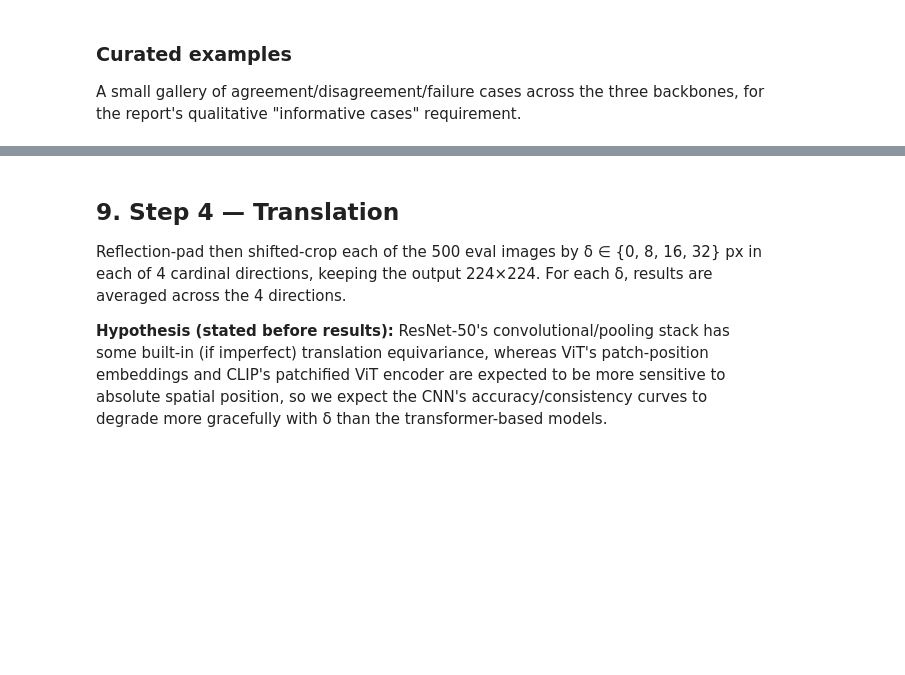
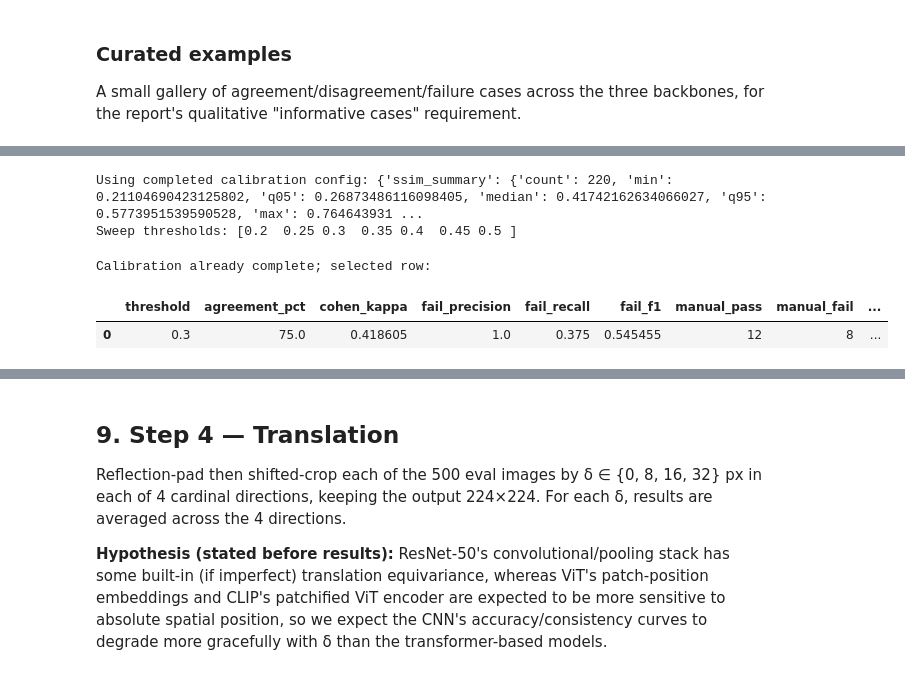
Before and after one commit to ayaanzia/atml-assignment-1, a Jupyter notebook: task1/task1.ipynb, the cells around one changed output, grey strips where cells are left out. Cells and saved outputs as stored; diff of their text form; code cells hidden in the pictures; blank space fills up the shorter version.

```diff
--- a/task1/task1.ipynb
+++ b/task1/task1.ipynb
@@ -583,0 +605,70 @@ show_cue_conflict_gallery(accepted_records, cue_results_by_model)
+# %%
+calibration_config_path = RESULTS_DIR / "cue_conflict_calibration_config.json"
+completed_sweep_path = RESULTS_DIR / "cue_conflict_threshold_sweep.csv"
+if completed_sweep_path.exists() and calibration_config_path.exists():
+    # Preserve the original 220-image calibration cohort after the final
+    # generation buffer is raised to 30 candidates per bucket.
+    calibration_config = load_json(calibration_config_path)
+    ssim_summary = calibration_config["ssim_summary"]
+    SWEEP_MIN = calibration_config["sweep_min"]
+    SWEEP_MAX = calibration_config["sweep_max"]
+    SWEEP_STEP = calibration_config["sweep_step"]
+    SWEEP_THRESHOLDS = np.asarray(calibration_config["thresholds"], dtype=float)
+    print("Using completed calibration config:", calibration_config)
+else:
+    ssim_summary = cuecal.plot_ssim_distribution(candidate_records)
+    print("SSIM distribution summary:", ssim_summary)
+    # Inspect the histogram before review. These explicit values are saved
+    # before rating so threshold selection cannot move after seeing labels.
+    SWEEP_MIN = 0.20
+    SWEEP_MAX = 0.50
+    SWEEP_STEP = 0.05
+    SWEEP_THRESHOLDS = np.round(
+        np.arange(SWEEP_MIN, SWEEP_MAX + SWEEP_STEP / 2, SWEEP_STEP), 10
+    )
+    save_json(
+        {
+            "ssim_summary": ssim_summary,
+            "sweep_min": SWEEP_MIN,
+            "sweep_max": SWEEP_MAX,
+            "sweep_step": SWEEP_STEP,
+            "thresholds": SWEEP_THRESHOLDS.tolist(),
+            "range_decision": "Retained the preregistered 0.20--0.50 range: the distribution spans this interval and its lower tail is decision-relevant.",
+            "tie_break": "kappa ties within 1e-9 select the stricter (higher) threshold",
+            "positive_class": "fail",
+        },
+        calibration_config_path,
+    )
+print("Sweep thresholds:", SWEEP_THRESHOLDS)
+# %% [output]
+Using completed calibration config: {'ssim_summary': {'count': 220, 'min': 0.21104690423125802, 'q05': 0.26873486116098405, 'median': 0.41742162634066027, 'q95': 0.5773951539590528, 'max': 0.764643931 ...
+Sweep thresholds: [0.2  0.25 0.3  0.35 0.4  0.45 0.5 ]
+# %%
+sweep_path = RESULTS_DIR / "cue_conflict_threshold_sweep.csv"
+if sweep_path.exists():
+    # A completed calibration must not be resampled after the Phase 3
+    # candidate buffer changes from 22 to 30 images per bucket.
+    completed_sweep = pd.read_csv(sweep_path)
+    selected = completed_sweep.loc[completed_sweep["selected"].astype(str).str.lower() == "true"]
+    print("Calibration already complete; selected row:")
+    display(selected)
+else:
+    calibration_sample = cuecal.sample_for_review(
+        candidate_records,
+        sample_frac=0.10,
+        seed_name="cue_conflict_threshold_audit",
+    )
+    print(
+        f"Manual review sample: {len(calibration_sample)} unique images across "
+        f"{len({record['bucket_key'] for record in calibration_sample})} buckets"
+    )
+    review_session = cuecal.ReviewSession(
+        calibration_sample,
+        thresholds=SWEEP_THRESHOLDS,
+        ratings_path=RESULTS_DIR / "cue_conflict_manual_ratings.jsonl",
+    )
+    review_session.show()
+# %% [output]
+Calibration already complete; selected row:
+|  | threshold | agreement_pct | cohen_kappa | fail_precision | fail_recall | fail_f1 | manual_pass | manual_fail | ... |
+| 0 | 0.3 | 75.0 | 0.418605 | 1.0 | 0.375 | 0.545455 | 12 | 8 | ... |
```
Also changed, not shown: parts of 14 cells of this notebook, 21 other files.
